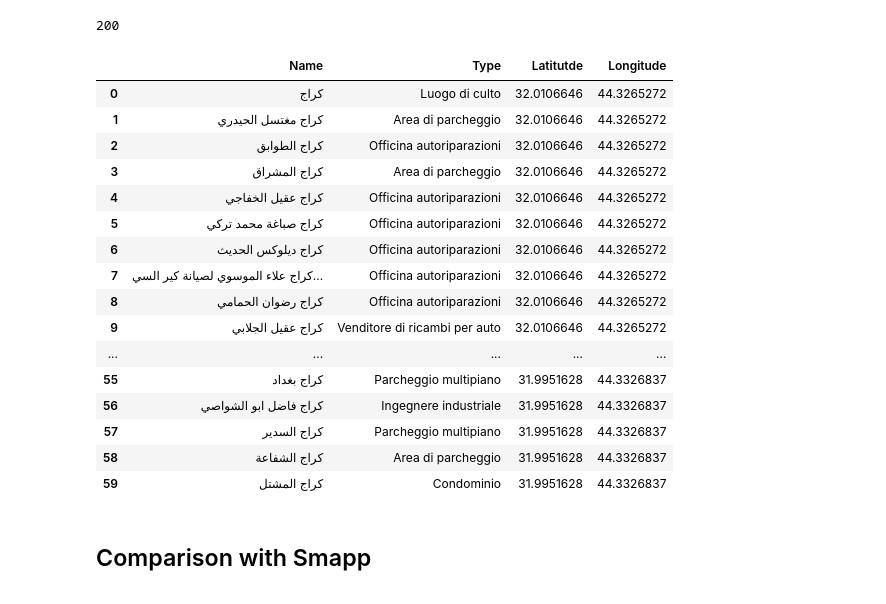
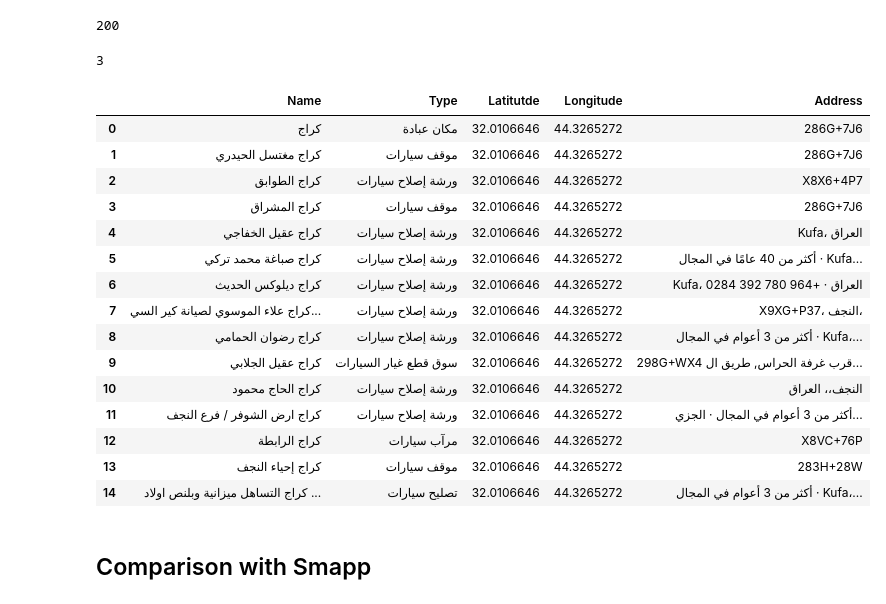
Before and after one commit to qzaidi/mlscratchpad, a Jupyter notebook: gmaps-scrape.ipynb, the cells around one changed output. Cells and saved outputs as stored; diff of their text form; code cells hidden in the pictures.

```diff
--- a/gmaps-scrape.ipynb
+++ b/gmaps-scrape.ipynb
@@ -24,9 +24,13 @@ payload = {
     'source': 'google_maps',
     'query': 'كراج',
     'user_agent_type': 'desktop',
-    'domain': 'com',
+    'domain': 'iq',
     'geo_location': 'Najaf, Iraq',
+#   'geo_location': 'lat: 32.0106646, lng: 44.3265272, rad: 15000',
+#   'geo_location': '2368',
     'start_page': '1',
+    'google_suggest': 'IQ',
+    'limit':'5',
     'pages': '3'
 }
 response = requests.request(
@@ -43,7 +47,10 @@ if response.status_code != 200:
 200
 # %%
 results = response.json()['results']
+print(len(results))
 html_files = [result['content'] for result in results]
+# %% [output]
+3
 # %%
 name_selector = '[role="heading"]'
 rating_selector = 'span[aria-hidden="true"]'
@@ -110,29 +117,29 @@ for html in html_files:
 # %%
 import pandas as np
 place_names = [ x['name'] for x in data ]
 types = [ x['place_type'] for x in data ]
 lats = [ x['latitude'] for x in data ]
 longs = [ x['longitude'] for x in data ]
-df = np.DataFrame({'Name': place_names, 'Type': types, 'Latitutde': lats, 'Longitude': longs})
-df.head(60)
+address = [x['address'] for x in data ]
+df = np.DataFrame({'Name': place_names, 'Type': types, 'Latitutde': lats, 'Longitude': longs, 'Address': address})
+df.head(15)
 # %% [output]
-|  | Name | Type | Latitutde | Longitude |
-| 0 | كراج | Luogo di culto | 32.0106646 | 44.3265272 |
-| 1 | كراج مغتسل الحيدري | Area di parcheggio | 32.0106646 | 44.3265272 |
-| 2 | كراج الطوابق | Officina autoriparazioni | 32.0106646 | 44.3265272 |
-| 3 | كراج المشراق | Area di parcheggio | 32.0106646 | 44.3265272 |
-| 4 | كراج عقيل الخفاجي | Officina autoriparazioni | 32.0106646 | 44.3265272 |
-| 5 | كراج صباغة محمد تركي | Officina autoriparazioni | 32.0106646 | 44.3265272 |
-| 6 | كراج ديلوكس الحديث | Officina autoriparazioni | 32.0106646 | 44.3265272 |
-| 7 | كراج علاء الموسوي لصيانة كير السي... | Officina autoriparazioni | 32.0106646 | 44.3265272 |
-| 8 | كراج رضوان الحمامي | Officina autoriparazioni | 32.0106646 | 44.3265272 |
-| 9 | كراج عقيل الجلابي | Venditore di ricambi per auto | 32.0106646 | 44.3265272 |
-| ... | ... | ... | ... | ... |
-| 55 | كراج بغداد | Parcheggio multipiano | 31.9951628 | 44.3326837 |
-| 56 | كراج فاضل ابو الشواصي | Ingegnere industriale | 31.9951628 | 44.3326837 |
-| 57 | كراج السدير | Parcheggio multipiano | 31.9951628 | 44.3326837 |
-| 58 | كراج الشفاعة | Area di parcheggio | 31.9951628 | 44.3326837 |
-| 59 | كراج المشتل | Condominio | 31.9951628 | 44.3326837 |
+|  | Name | Type | Latitutde | Longitude | Address |
+| 0 | كراج | مكان عبادة | 32.0106646 | 44.3265272 | 286G+7J6 |
+| 1 | كراج مغتسل الحيدري | موقف سيارات | 32.0106646 | 44.3265272 | 286G+7J6 |
+| 2 | كراج الطوابق | ورشة إصلاح سيارات | 32.0106646 | 44.3265272 | X8X6+4P7 |
+| 3 | كراج المشراق | موقف سيارات | 32.0106646 | 44.3265272 | 286G+7J6 |
+| 4 | كراج عقيل الخفاجي | ورشة إصلاح سيارات | 32.0106646 | 44.3265272 | Kufa، العراق |
+| 5 | كراج صباغة محمد تركي | ورشة إصلاح سيارات | 32.0106646 | 44.3265272 | أكثر من 40 عامًا في المجال · Kufa... |
+| 6 | كراج ديلوكس الحديث | ورشة إصلاح سيارات | 32.0106646 | 44.3265272 | Kufa، العراق · +964 780 392 0284 |
+| 7 | كراج علاء الموسوي لصيانة كير السي... | ورشة إصلاح سيارات | 32.0106646 | 44.3265272 | X9XG+P37، النجف، |
+| 8 | كراج رضوان الحمامي | ورشة إصلاح سيارات | 32.0106646 | 44.3265272 | أكثر من 3 أعوام في المجال · Kufa،... |
+| 9 | كراج عقيل الجلابي | سوق قطع غيار السيارات | 32.0106646 | 44.3265272 | 298G+WX4 قرب غرفة الحراس, طريق ال... |
+| 10 | كراج الحاج محمود | ورشة إصلاح سيارات | 32.0106646 | 44.3265272 | النجف،، العراق |
+| 11 | كراج ارض الشوفر / فرع النجف | ورشة إصلاح سيارات | 32.0106646 | 44.3265272 | أكثر من 3 أعوام في المجال · الجزي... |
+| 12 | كراج الرابطة | مرآب سيارات | 32.0106646 | 44.3265272 | X8VC+76P |
+| 13 | كراج إحياء النجف | موقف سيارات | 32.0106646 | 44.3265272 | 283H+28W |
+| 14 | كراج التساهل ميزانية وبلنص اولاد ... | تصليح سيارات | 32.0106646 | 44.3265272 | أكثر من 3 أعوام في المجال · Kufa،... |
 # %% [markdown]
 ## Comparison with Smapp
 # %%
```
Also changed, not shown: 2 other files.
